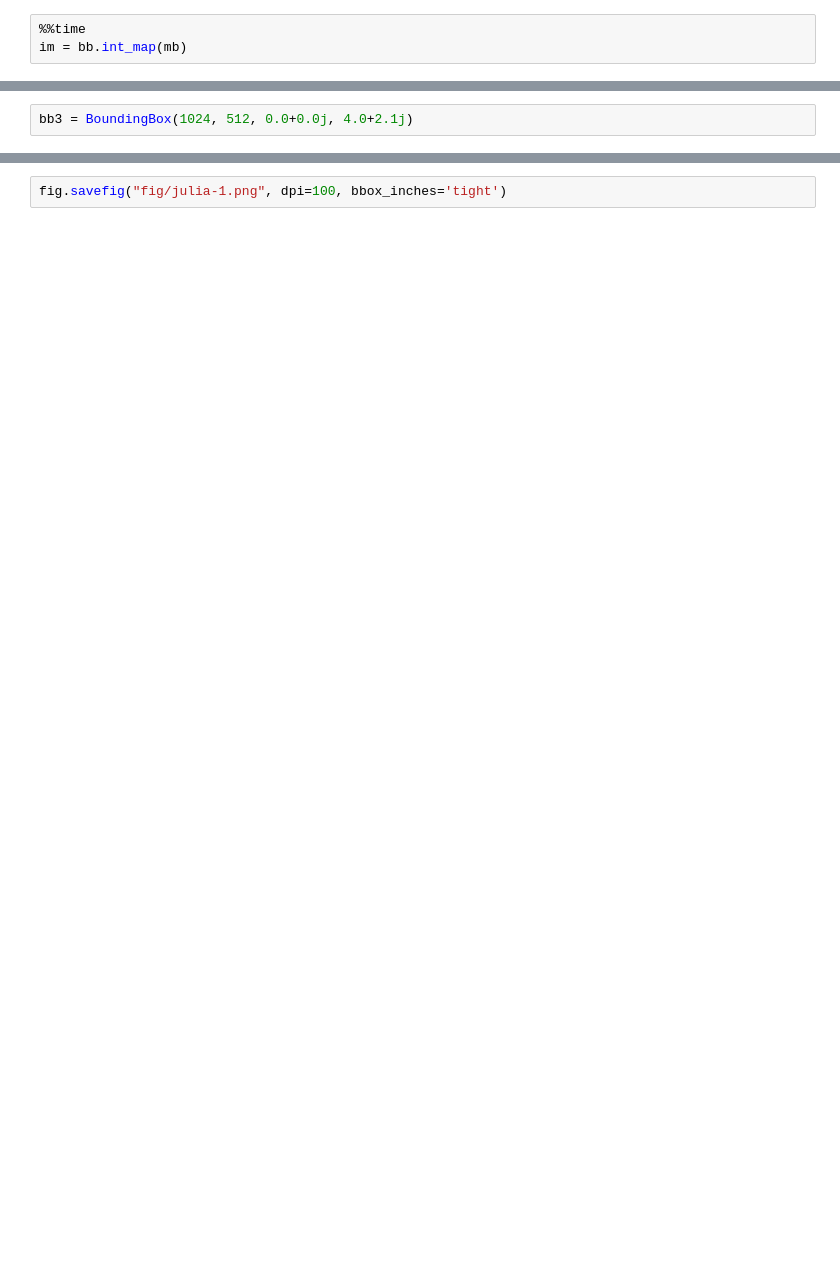
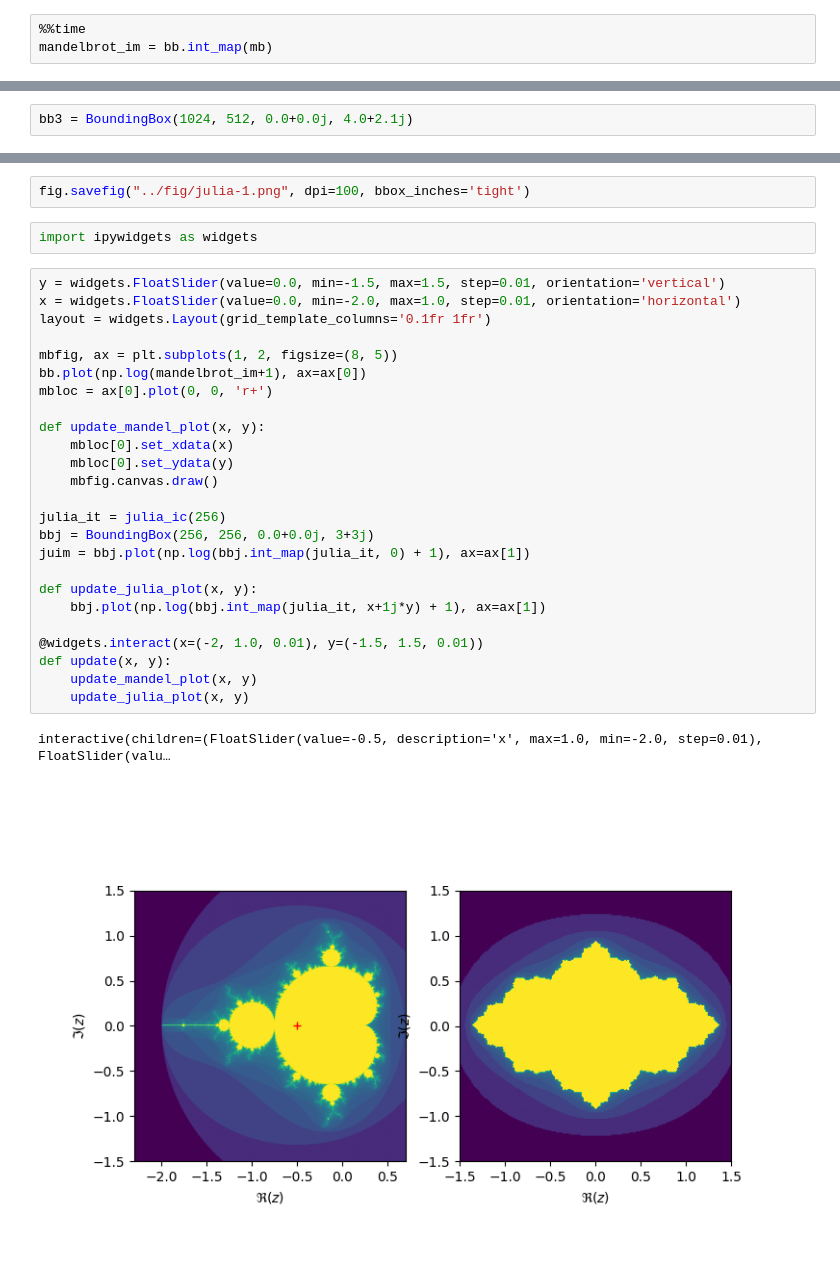
Before and after one commit to jhidding/modular-mandelbrot, a Jupyter notebook: notebooks/Mandelbrot (numba).ipynb, the cells around one changed output, grey strips where cells are left out. Cells and saved outputs as stored; diff of their text form; blank space fills up the shorter version.

```diff
--- a/notebooks/Mandelbrot (numba).ipynb
+++ b/notebooks/Mandelbrot (numba).ipynb
@@ -85,4 +87,4 @@ julia = julia_ic(-1.1193+0.2718j, 256)
 # %%
 %%time
-im = bb.int_map(mb)
+mandelbrot_im = bb.int_map(mb)
 # %% [output]
@@ -118,2 +120,32 @@ fig, ax = bb3.plot(np.log(bb3.int_map(julia_ic(c, 256)) + 1))
 # %%
-fig.savefig("fig/julia-1.png", dpi=100, bbox_inches='tight')
+fig.savefig("../fig/julia-1.png", dpi=100, bbox_inches='tight')
+# %%
+import ipywidgets as widgets
+# %%
+y = widgets.FloatSlider(value=0.0, min=-1.5, max=1.5, step=0.01, orientation='vertical')
+x = widgets.FloatSlider(value=0.0, min=-2.0, max=1.0, step=0.01, orientation='horizontal')
+layout = widgets.Layout(grid_template_columns='0.1fr 1fr')
+
+mbfig, ax = plt.subplots(1, 2, figsize=(8, 5))
+bb.plot(np.log(mandelbrot_im+1), ax=ax[0])
+mbloc = ax[0].plot(0, 0, 'r+')
+
+def update_mandel_plot(x, y):
+    mbloc[0].set_xdata(x)
+    mbloc[0].set_ydata(y)
+    mbfig.canvas.draw()
+
+julia_it = julia_ic(256)
+bbj = BoundingBox(256, 256, 0.0+0.0j, 3+3j)
+juim = bbj.plot(np.log(bbj.int_map(julia_it, 0) + 1), ax=ax[1])
+
+def update_julia_plot(x, y):
+    bbj.plot(np.log(bbj.int_map(julia_it, x+1j*y) + 1), ax=ax[1])
+
+@widgets.interact(x=(-2, 1.0, 0.01), y=(-1.5, 1.5, 0.01))
+def update(x, y):
+    update_mandel_plot(x, y)
+    update_julia_plot(x, y)
+# %% [output]
+interactive(children=(FloatSlider(value=-0.5, description='x', max=1.0, min=-2.0, step=0.01), FloatSlider(valu…
+[figure, added]
```
Also changed, not shown: parts of 10 cells of this notebook, 6 other files.
